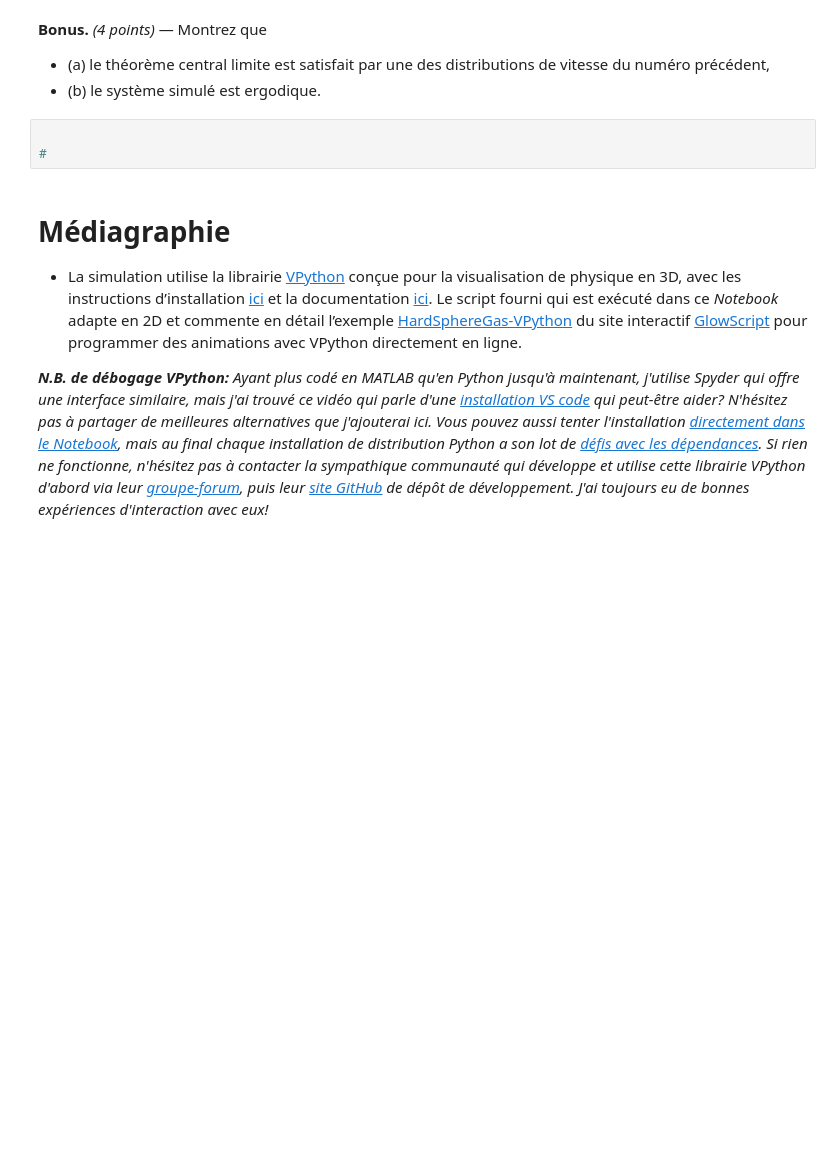
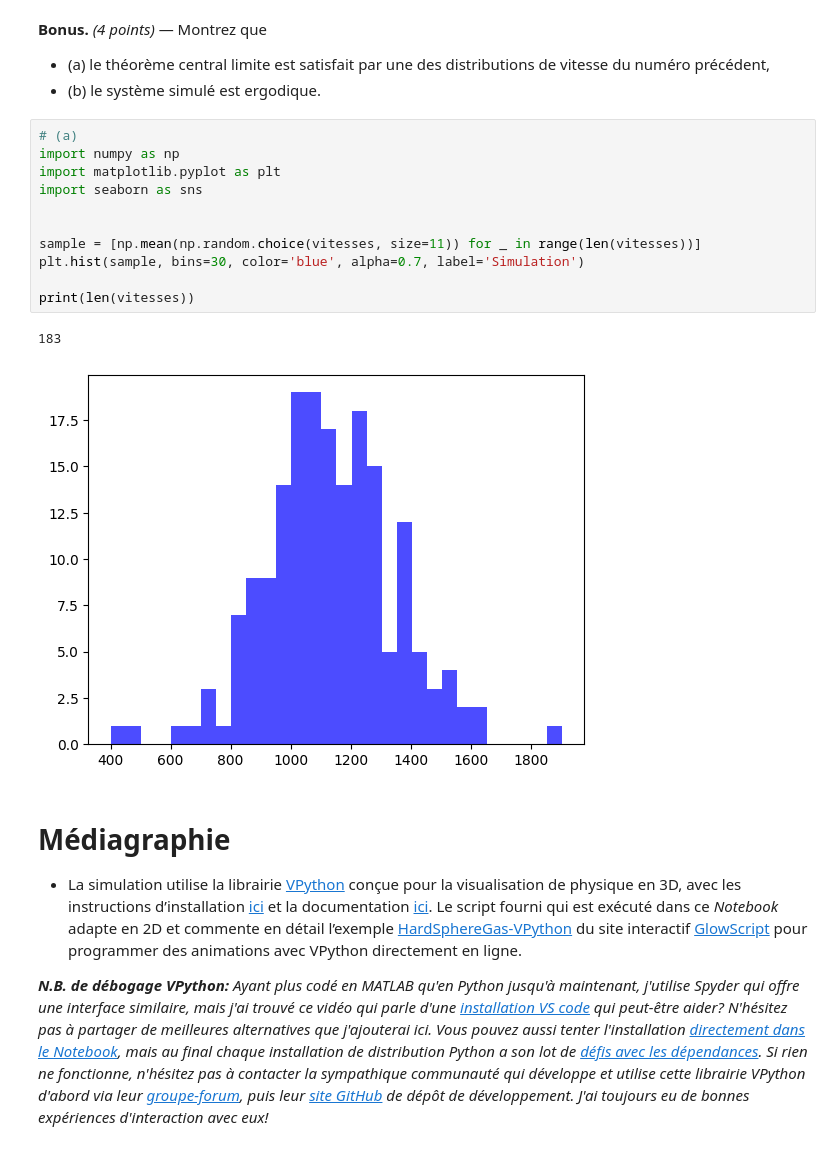
Before and after one commit to LilR3GY/TP_Num_Thermo_Stat, a Jupyter notebook: tdsTP_Part1_h25.ipynb, the cells around one changed output. Drawn from its saved outputs; the diff is of its cells as text; blank space fills up the shorter version.

```diff
--- a/tdsTP_Part1_h25.ipynb
+++ b/tdsTP_Part1_h25.ipynb
@@ -329,9 +329,20 @@ plt.show()
 **Bonus.** _(4 points)_ &mdash; Montrez que
 - (a) le théorème central limite est satisfait par une des distributions de vitesse du numéro précédent,
 - (b) le système simulé est ergodique.
-# %%
-
-#
+# %%
+# (a)
+import numpy as np
+import matplotlib.pyplot as plt
+import seaborn as sns
+
+
+sample = [np.mean(np.random.choice(vitesses, size=11)) for _ in range(len(vitesses))]
+plt.hist(sample, bins=30, color='blue', alpha=0.7, label='Simulation')
+
+print(len(vitesses))
+# %% [output]
+183
+[figure, added]
 # %% [markdown]
 # Médiagraphie #
  - La simulation utilise la librairie <a href="https://vpython.org">VPython</a> conçue pour la visualisation de physique en 3D, avec les instructions d’installation <a href="https://vpython.org/presentation2018/install.html">ici</a> et la documentation <a href="https://www.glowscript.org/docs/VPythonDocs/index.html">ici</a>. Le script fourni qui est exécuté dans ce _Notebook_ adapte en 2D et commente en détail l’exemple <a href="https://www.glowscript.org/#/user/GlowScriptDemos/folder/Examples/program/HardSphereGas-VPython">HardSphereGas-VPython</a> du site interactif <a href="https://www.glowscript.org">GlowScript</a> pour programmer des animations avec VPython directement en ligne.
```
Also changed, not shown: parts of 2 cells of this notebook.
